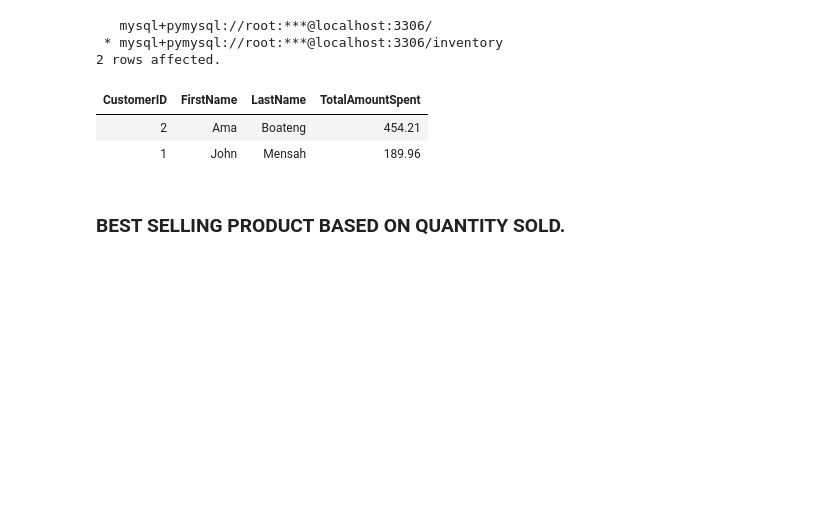
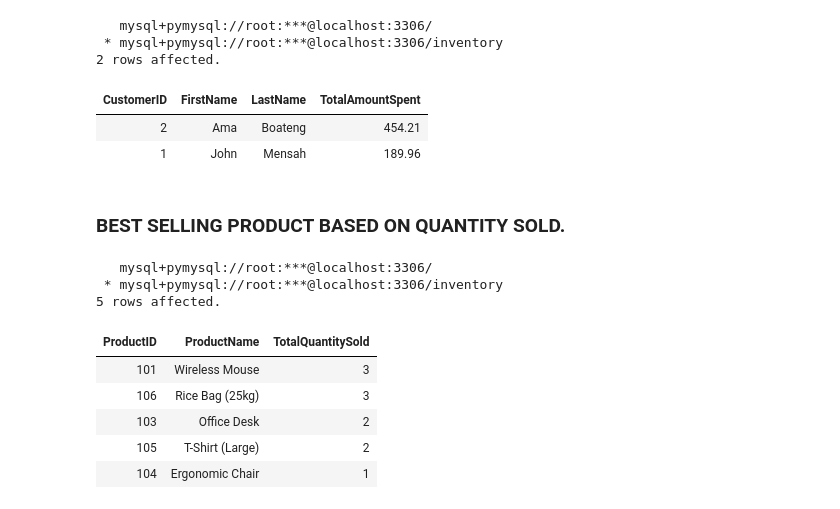
Before and after one commit to PercyAyimbilaNsolemna/Inventory_And_Order_Management_System, a Jupyter notebook: Notebooks/inventoryManagementSystem.ipynb, the cells around one changed output. Cells and saved outputs as stored; diff of their text form; code cells hidden in the pictures; blank space fills up the shorter version.

Commit message:
Add a sql script to select the top 5 best selling products by quantity sold.

```diff
--- a/Notebooks/inventoryManagementSystem.ipynb
+++ b/Notebooks/inventoryManagementSystem.ipynb
@@ -476,3 +476,19 @@ topCustomersContent = read_sql_file(topCustomersPath)
 | 1 | John | Mensah | 189.96 |
 # %% [markdown]
 ### **BEST SELLING PRODUCT BASED ON QUANTITY SOLD.**
+# %%
+#Reads the sql script
+bestSellingProductsContent = read_sql_file(project_root / "DML" / "KPIs" / "bestSellingProducts.sql")
+
+#Creates the orders table
+%sql $bestSellingProductsContent;
+# %% [output]
+   mysql+pymysql://root:***@localhost:3306/
+ * mysql+pymysql://root:***@localhost:3306/inventory
+5 rows affected.
+| ProductID | ProductName | TotalQuantitySold |
+| 101 | Wireless Mouse | 3 |
+| 106 | Rice Bag (25kg) | 3 |
+| 103 | Office Desk | 2 |
+| 105 | T-Shirt (Large) | 2 |
+| 104 | Ergonomic Chair | 1 |
```
Also changed, not shown: 1 other file.
